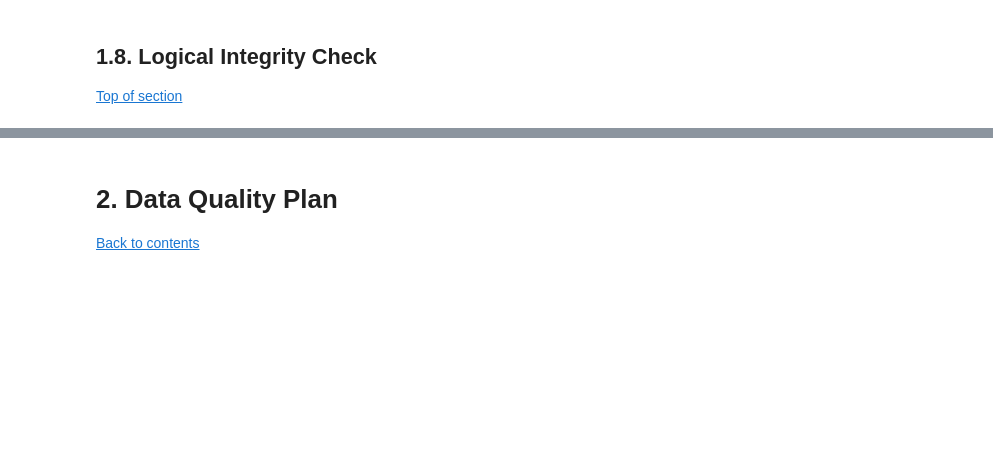
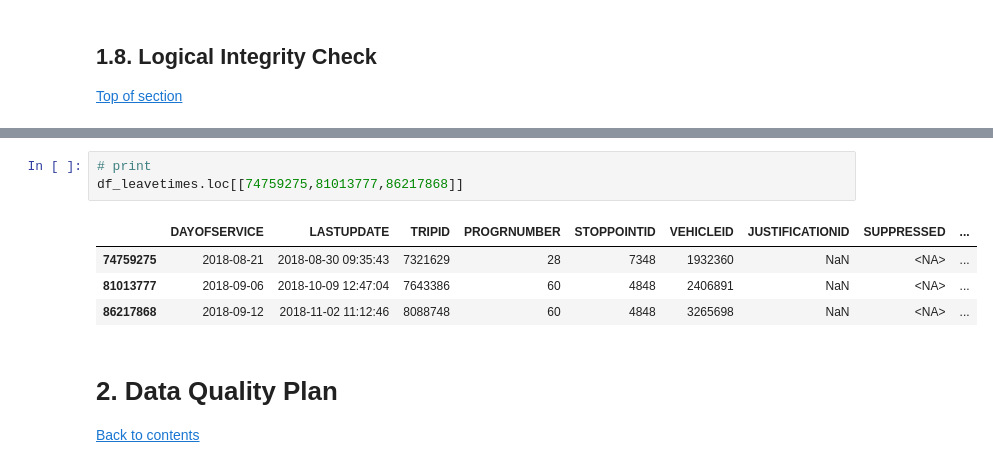
Before and after one commit to CityRoute/Data-Analytics-CityRoute, a Jupyter notebook: Conor-Cleaning_and_Prep.ipynb, the cells around one changed output, grey strips where cells are left out. Cells and saved outputs as stored; diff of their text form; blank space fills up the shorter version.

```diff
--- a/Conor-Cleaning_and_Prep.ipynb
+++ b/Conor-Cleaning_and_Prep.ipynb
@@ -559,3 +582,11 @@ plt.show()
+# %%
+# print
+df_leavetimes.loc[[74759275,81013777,86217868]]
+# %% [output]
+|  | DAYOFSERVICE | LASTUPDATE | TRIPID | PROGRNUMBER | STOPPOINTID | VEHICLEID | JUSTIFICATIONID | SUPPRESSED | ... |
+| 74759275 | 2018-08-21 | 2018-08-30 09:35:43 | 7321629 | 28 | 7348 | 1932360 | NaN | <NA> | ... |
+| 81013777 | 2018-09-06 | 2018-10-09 12:47:04 | 7643386 | 60 | 4848 | 2406891 | NaN | <NA> | ... |
+| 86217868 | 2018-09-12 | 2018-11-02 11:12:46 | 8088748 | 60 | 4848 | 3265698 | NaN | <NA> | ... |
 # %% [markdown]
 <a id="data_quality_plan"></a>
 # 2. Data Quality Plan
```
Also changed, not shown: parts of 16 cells of this notebook.
